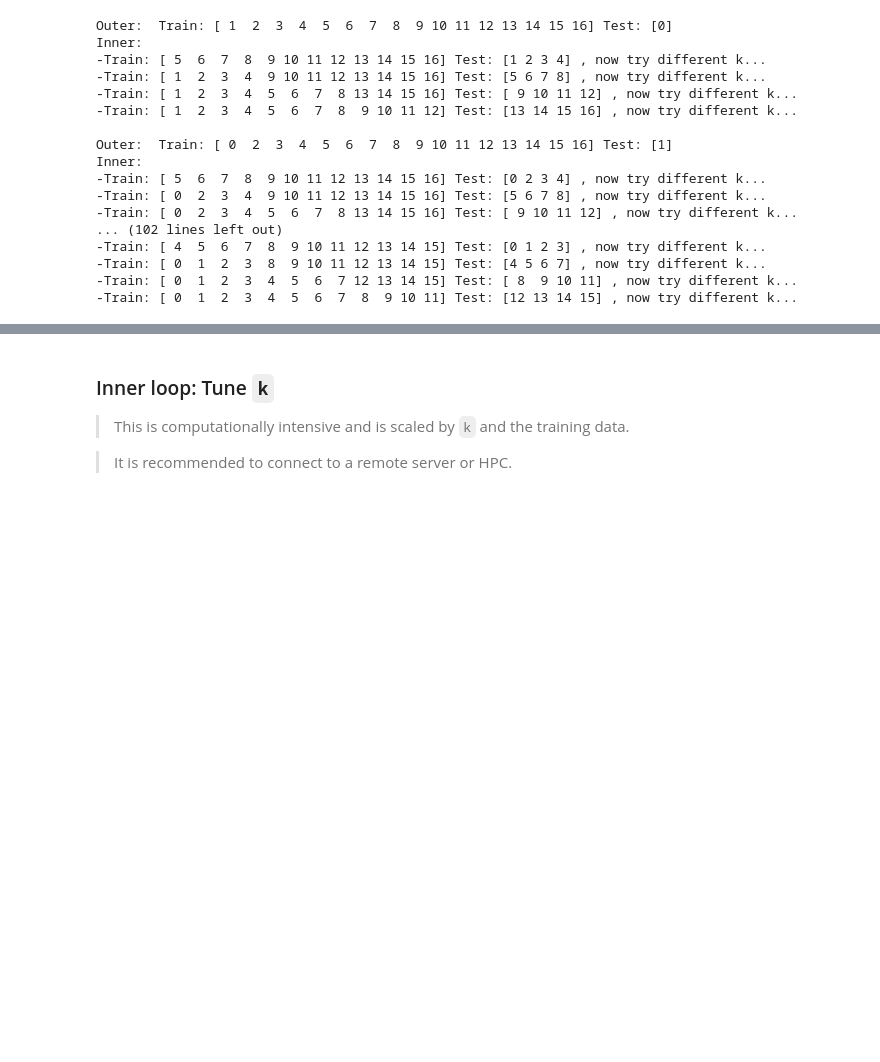
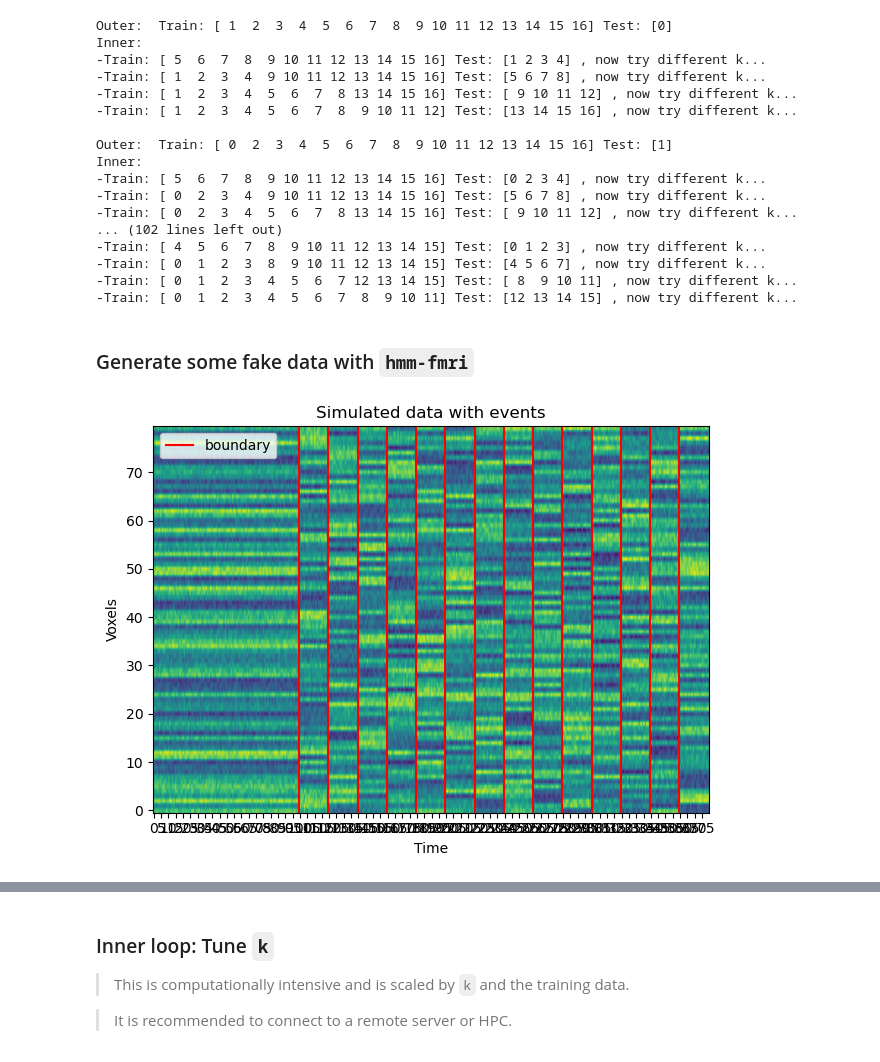
Before and after one commit to w-decker/EventSeg-demo, a Jupyter notebook: main.ipynb, the cells around one changed output, grey strips where cells are left out. Cells and saved outputs as stored; diff of their text form; code cells hidden in the pictures; blank space fills up the shorter version.

Commit message:
updates with simulated data

```diff
--- a/main.ipynb
+++ b/main.ipynb
@@ -91,3 +98,13 @@ Inner:
 -Train: [ 0  1  2  3  8  9 10 11 12 13 14 15] Test: [4 5 6 7] , now try different k...
 -Train: [ 0  1  2  3  4  5  6  7 12 13 14 15] Test: [ 8  9 10 11] , now try different k...
 -Train: [ 0  1  2  3  4  5  6  7  8  9 10 11] Test: [12 13 14 15] , now try different k...
+# %% [markdown]
+###  Generate some fake data with `hmm-fmri`
+# %%
+# create a single data
+simpdat = SimSimpData(n_events=15, size=(80, 100), noise=0.3, skew=True, skewf=20).data()
+
+# plot
+simpdat.plot()
+# %% [output]
+[figure, added]
```
Also changed, not shown: parts of 8 cells of this notebook, 1 other file.
